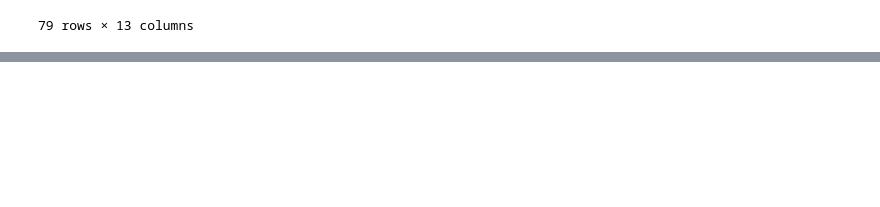
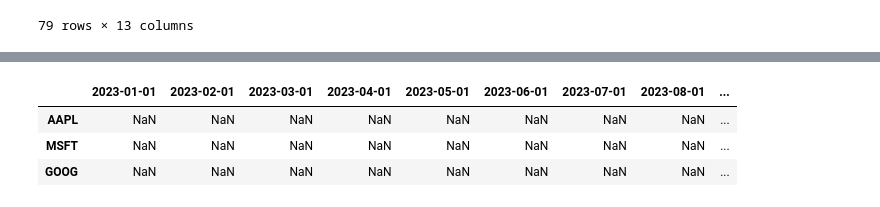
Before and after one commit to visheshgupta19/IDS_789_Final_Project, a Jupyter notebook: algo_update.ipynb, the cells around one changed output, grey strips where cells are left out. Saved outputs shown, nothing was run; the diff lists cells and outputs as text; code cells hidden in the pictures; blank space fills up the shorter version.

```diff
--- a/algo_update.ipynb
+++ b/algo_update.ipynb
@@ -123,0 +150,24 @@ ideal_portfolio
+# %%
+tickers = ["AAPL", "MSFT", "GOOG"]  # Example tickers
+final_port = pd.DataFrame(index=tickers)
+# %%
+start_date = "2023-01-01"
+
+# Generate the start of each month for the next 10 months
+month_starts = pd.date_range(
+    start=start_date, periods=10, freq="MS"
+)  # 'MS' = Month Start
+
+# Create a DataFrame with 10 empty columns (NaN values)
+new_columns = pd.DataFrame(
+    np.nan, index=final_port.index, columns=month_starts.strftime("%Y-%m-%d")
+)
+
+# Concatenate the existing DataFrame with the new columns
+df_updated = pd.concat([final_port, new_columns], axis=1)
+df_updated
+# %% [output]
+|  | 2023-01-01 | 2023-02-01 | 2023-03-01 | 2023-04-01 | 2023-05-01 | 2023-06-01 | 2023-07-01 | 2023-08-01 | ... |
+| AAPL | NaN | NaN | NaN | NaN | NaN | NaN | NaN | NaN | ... |
+| MSFT | NaN | NaN | NaN | NaN | NaN | NaN | NaN | NaN | ... |
+| GOOG | NaN | NaN | NaN | NaN | NaN | NaN | NaN | NaN | ... |
```
Also changed, not shown: parts of 11 cells of this notebook, 1 other file.
